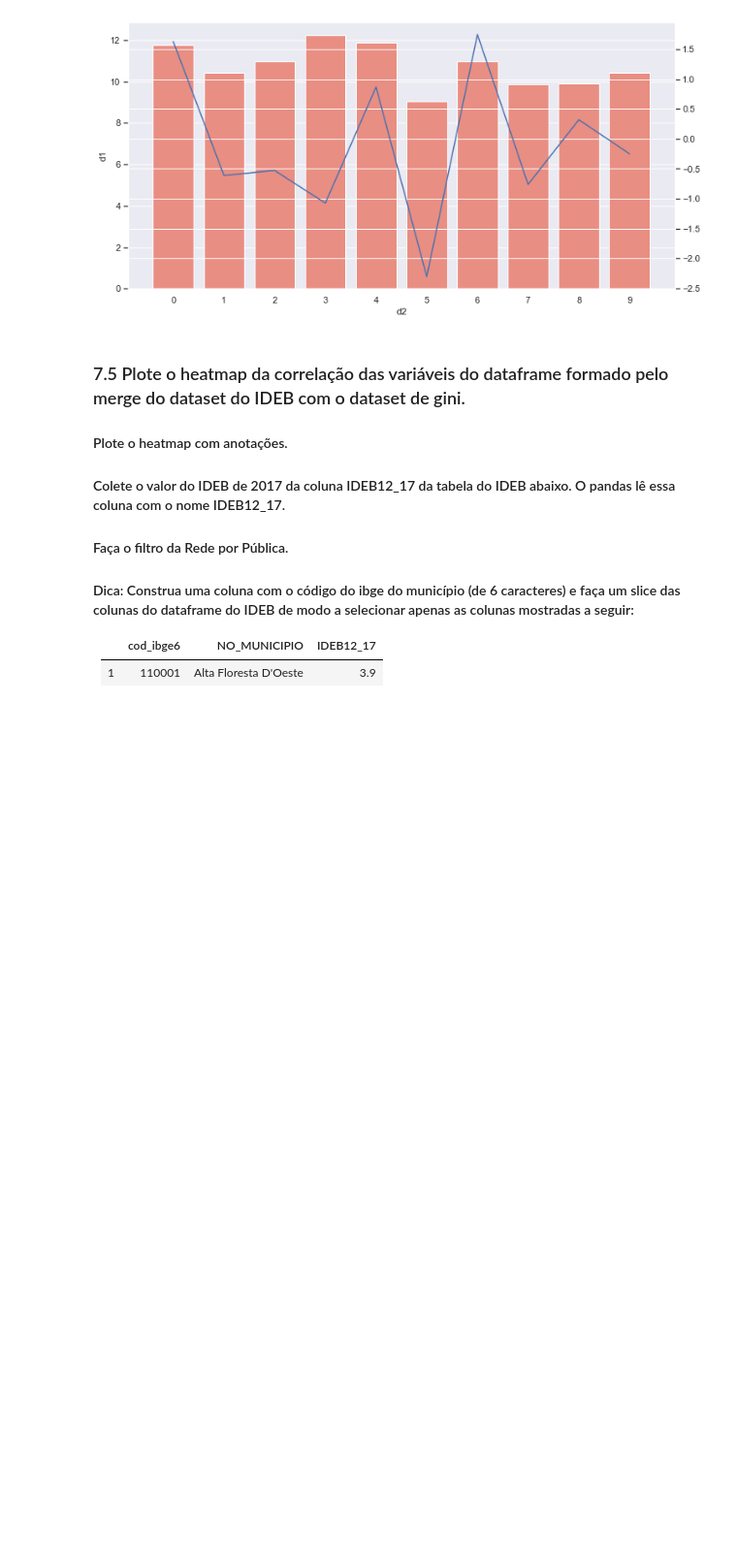
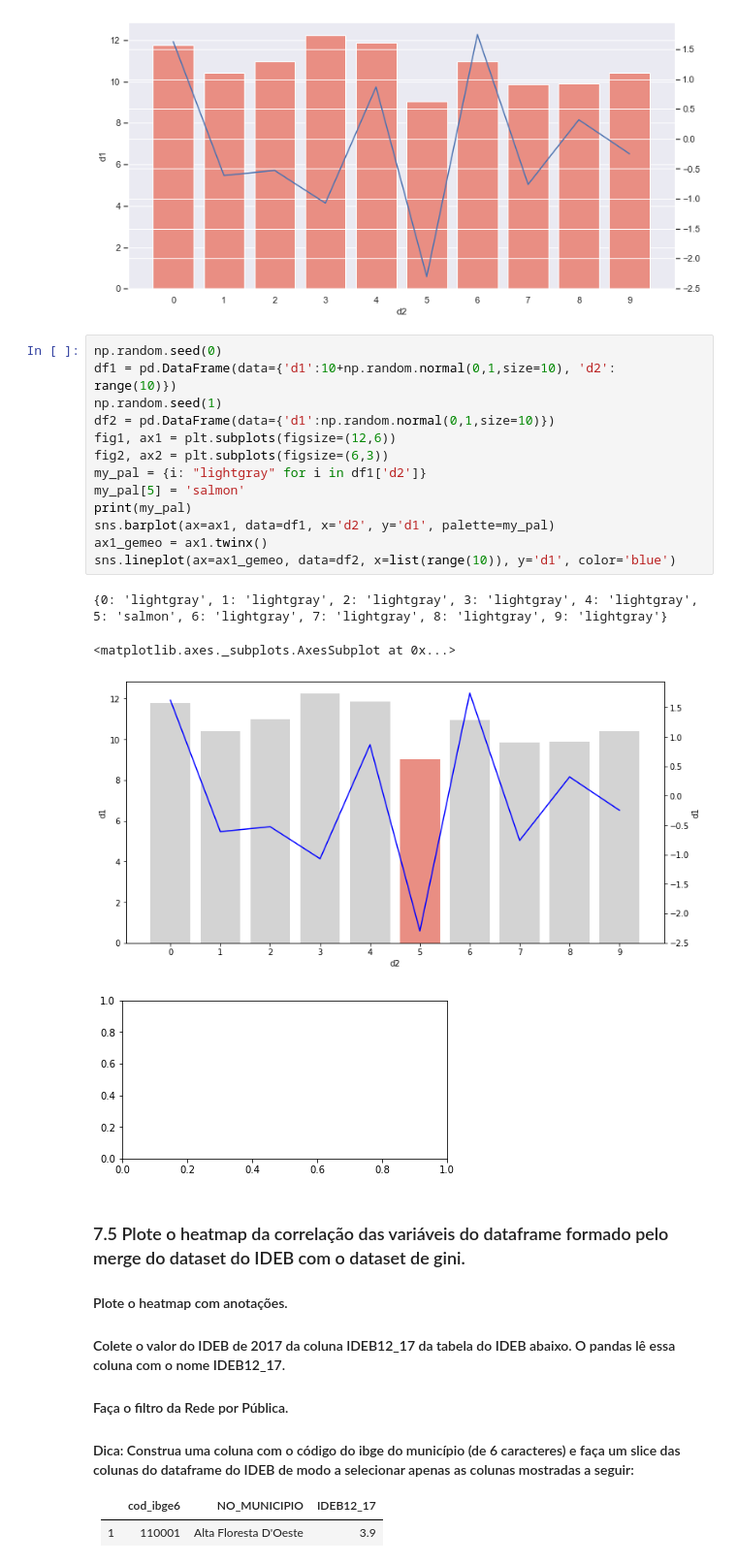
Before and after one commit to brunaguedes92/curso_ciencia_dados2021, a Jupyter notebook: exercicios/Aula7_Exercicio_Solucoes.ipynb, the cells around one changed output. Shown at 97% size. Cells and saved outputs as stored; diff of their text form; blank space fills up the shorter version.

```diff
--- a/exercicios/Aula7_Exercicio_Solucoes.ipynb
+++ b/exercicios/Aula7_Exercicio_Solucoes.ipynb
@@ -94,6 +94,24 @@ sns.lineplot(data = df2['d1'], ax=ax2)
 # %% [output]
 <matplotlib.axes._subplots.AxesSubplot at 0x...>
 [figure]
+# %%
+np.random.seed(0)
+df1 = pd.DataFrame(data={'d1':10+np.random.normal(0,1,size=10), 'd2': range(10)})
+np.random.seed(1)
+df2 = pd.DataFrame(data={'d1':np.random.normal(0,1,size=10)})
+fig1, ax1 = plt.subplots(figsize=(12,6))
+fig2, ax2 = plt.subplots(figsize=(6,3))
+my_pal = {i: "lightgray" for i in df1['d2']}
+my_pal[5] = 'salmon'
+print(my_pal)
+sns.barplot(ax=ax1, data=df1, x='d2', y='d1', palette=my_pal)
+ax1_gemeo = ax1.twinx()
+sns.lineplot(ax=ax1_gemeo, data=df2, x=list(range(10)), y='d1', color='blue')
+# %% [output]
+{0: 'lightgray', 1: 'lightgray', 2: 'lightgray', 3: 'lightgray', 4: 'lightgray', 5: 'salmon', 6: 'lightgray', 7: 'lightgray', 8: 'lightgray', 9: 'lightgray'}
+<matplotlib.axes._subplots.AxesSubplot at 0x...>
+[figure, added]
+[figure, added]
 # %% [markdown]
 ### 7.5 Plote o heatmap da correlação das variáveis do dataframe formado pelo merge do dataset do IDEB com o dataset de gini.
 #### Plote o heatmap com anotações.
```
